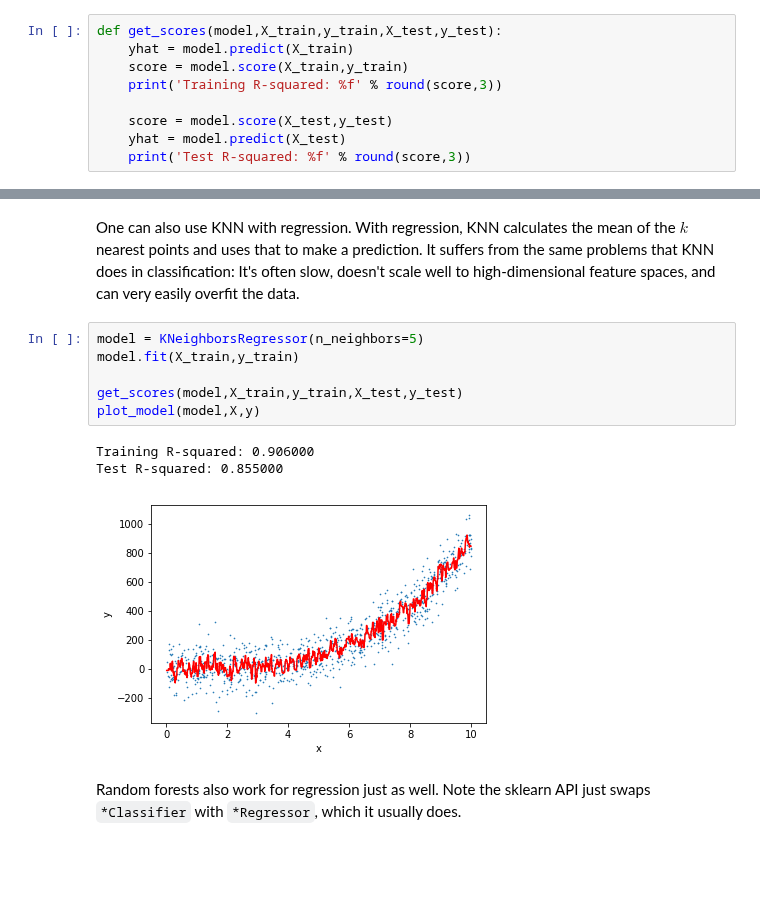
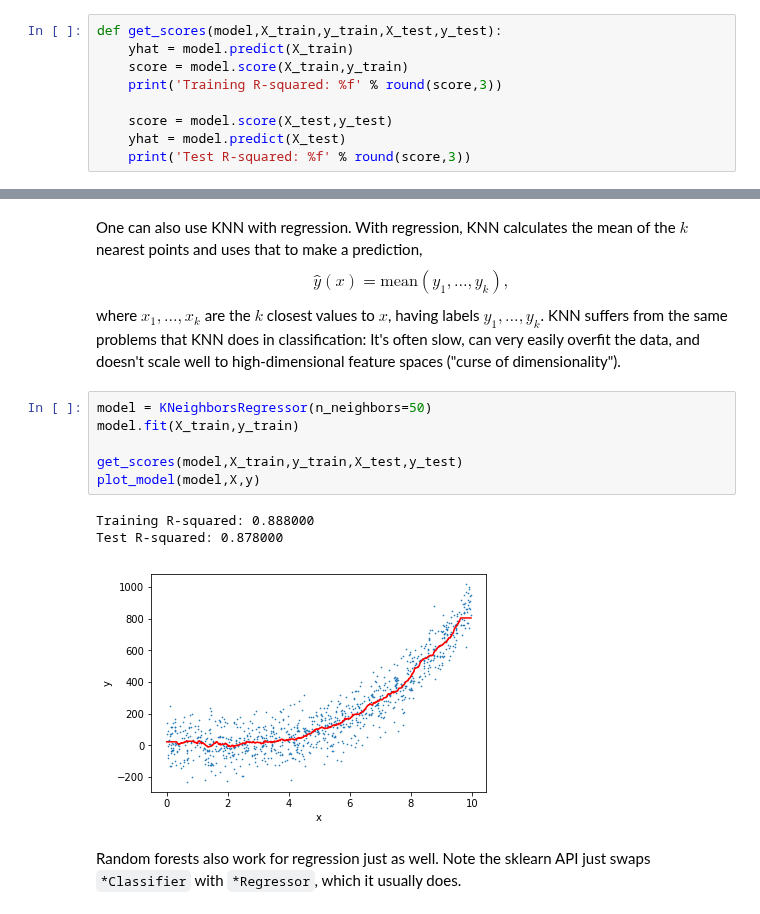
Before and after one commit to rkingery/ml_tutorials, a Jupyter notebook: regression.ipynb, the cells around one changed output, grey strips where cells are left out. Cells and saved outputs as stored; diff of their text form; blank space fills up the shorter version.

```diff
--- a/regression.ipynb
+++ b/regression.ipynb
@@ -63,15 +63,15 @@ Test R-squared: 0.702000
 # %% [markdown]
-One can also use KNN with regression. With regression, KNN calculates the mean of the $k$ nearest points and uses that to make a prediction. It suffers from the same problems that KNN does in classification: It's often slow, doesn't scale well to high-dimensional feature spaces, and can very easily overfit the data.
+One can also use KNN with regression. With regression, KNN calculates the mean of the $k$ nearest points and uses that to make a prediction, $$\hat y(x) = \text{mean}(y_1,\dots,y_k),$$ where $x_1,\dots,x_k$ are the $k$ closest values to $x$, having labels $y_1,\dots,y_k$. KNN suffers from the same problems that KNN does in classification: It's often slow, can very easily overfit the data, and doesn't scale well to high-dimensional feature spaces ("curse of dimensionality").
 # %%
-model = KNeighborsRegressor(n_neighbors=5)
+model = KNeighborsRegressor(n_neighbors=50)
 model.fit(X_train,y_train)
 
 get_scores(model,X_train,y_train,X_test,y_test)
 plot_model(model,X,y)
 # %% [output]
-Training R-squared: 0.906000
-Test R-squared: 0.855000
+Training R-squared: 0.888000
+Test R-squared: 0.878000
-[figure, old version]
+[figure, new version]
 # %% [markdown]
 Random forests also work for regression just as well. Note the sklearn API just swaps `*Classifier` with `*Regressor`, which it usually does.
 # %%
```
Also changed, not shown: parts of 7 cells of this notebook, 1 other file.
